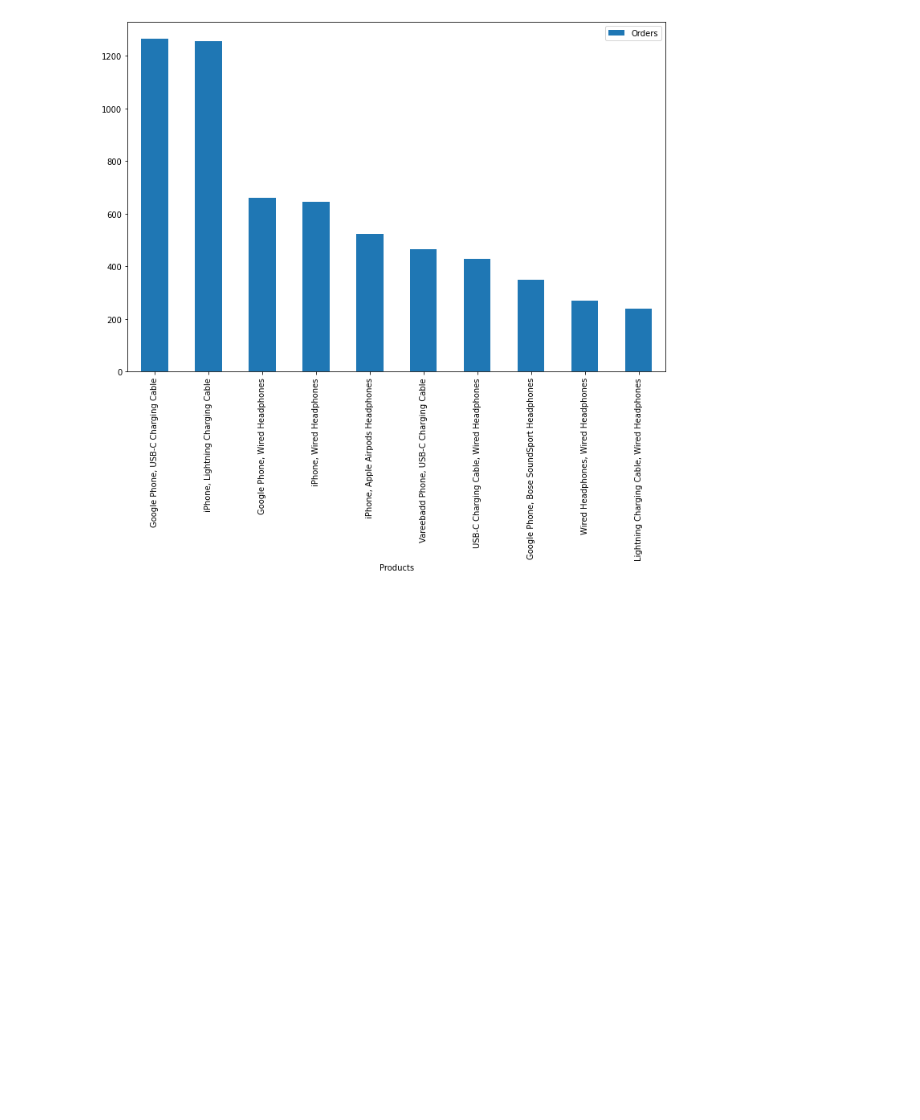
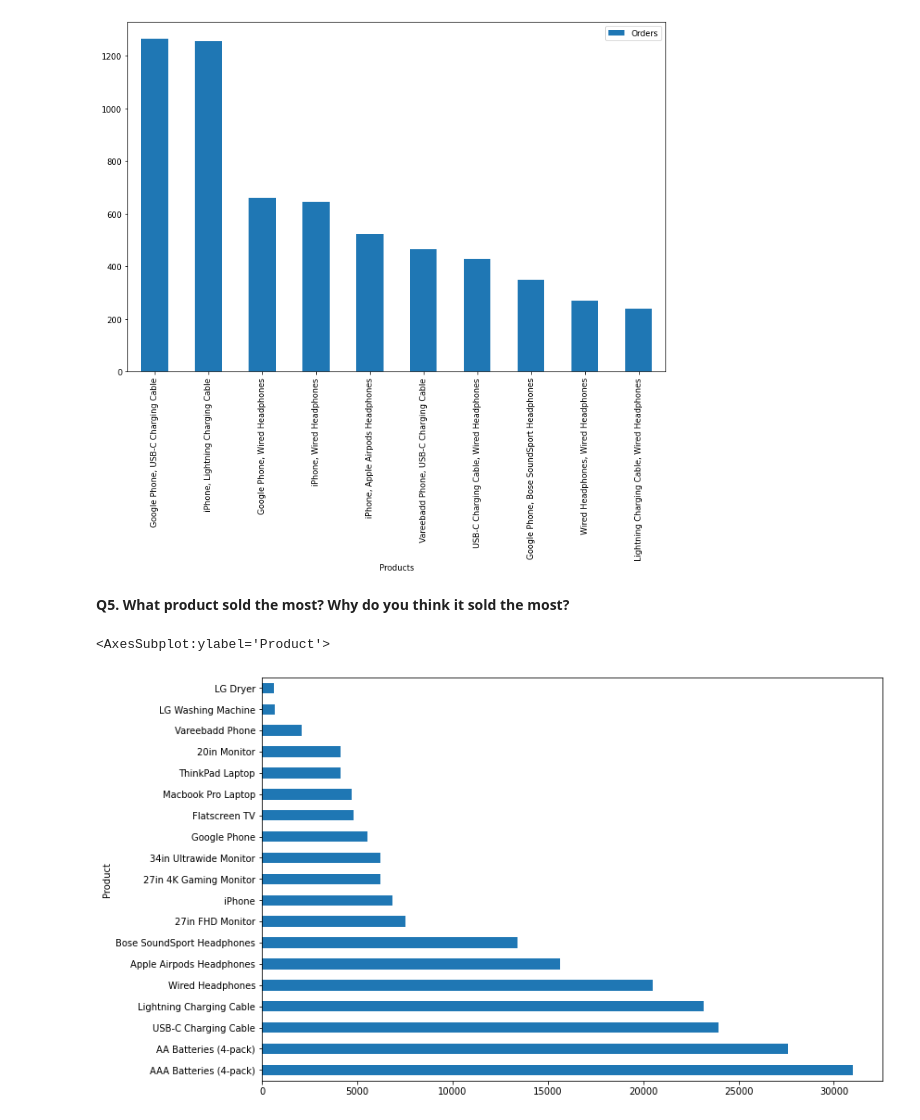
Before and after one commit to dwkula/pandas_train_sets, a Jupyter notebook: sales_df.ipynb, the cells around one changed output. Cells and saved outputs as stored; diff of their text form; code cells hidden in the pictures; blank space fills up the shorter version.

```diff
--- a/sales_df.ipynb
+++ b/sales_df.ipynb
@@ -384,3 +384,16 @@ pairs_results_df.plot.bar(x='Products', figsize=(12, 8))
 # %% [output]
 <AxesSubplot:xlabel='Products'>
 [figure]
+# %% [markdown]
+**Q5. What product sold the most? Why do you think it sold the most?**
+# %%
+by_product = sales_df.groupby('Product')
+# %%
+psales_summary = by_product['Quantity Ordered'].sum()
+# %%
+psales_summary_sorted = psales_summary.sort_values(ascending=False)
+# %%
+psales_summary_sorted.plot(kind='barh', figsize=(12,8))
+# %% [output]
+<AxesSubplot:ylabel='Product'>
+[figure, added]
```
Also changed, not shown: parts of 7 cells of this notebook.
